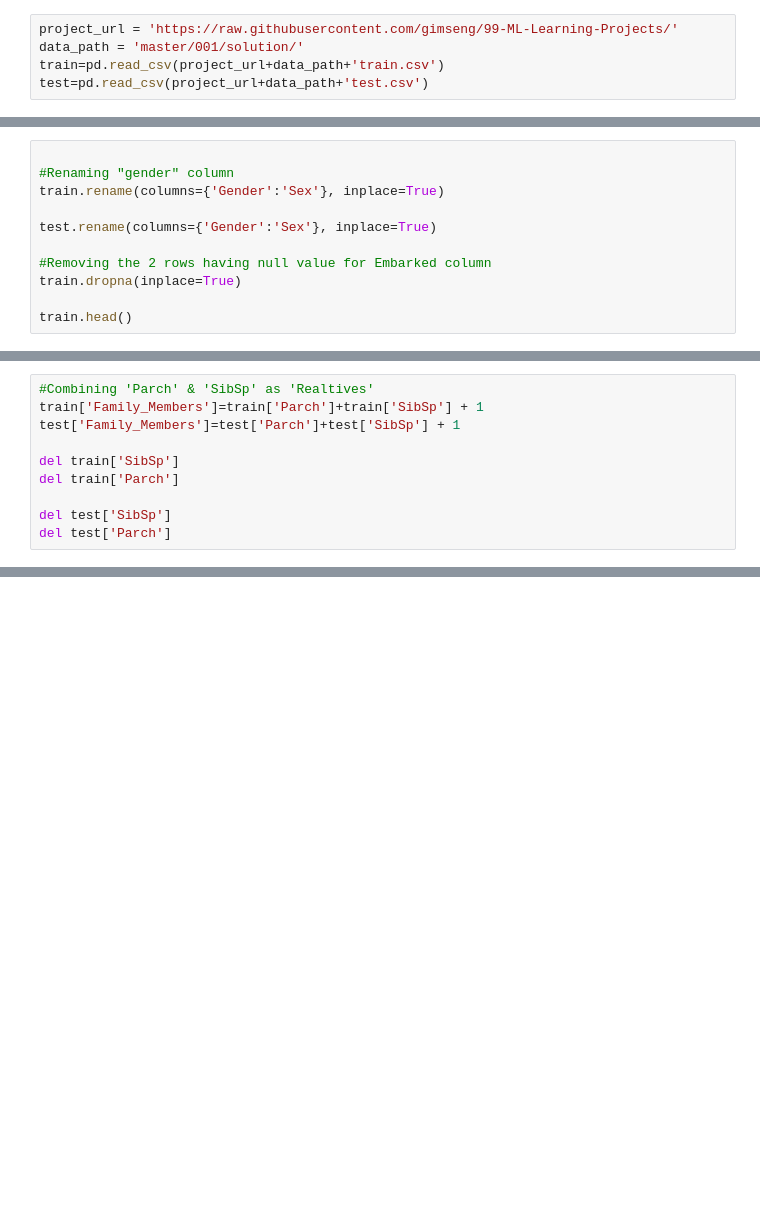
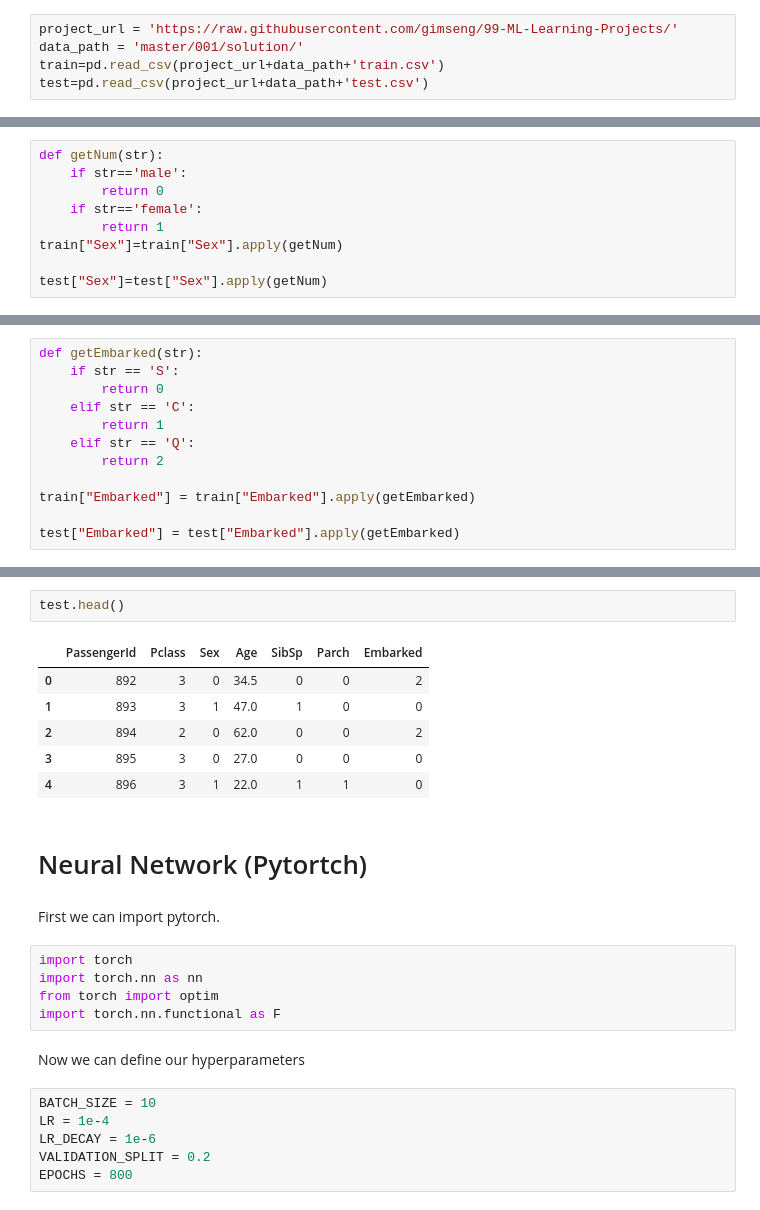
Before and after one commit to gimseng/99-ML-Learning-Projects, a Jupyter notebook: 001/solution/titanic_pt_nn.ipynb, the cells around one changed output, grey strips where cells are left out. Saved outputs shown, nothing was run; the diff lists cells and outputs as text; blank space fills up the shorter version.

Commit message:
added pytorch solution to 001

```diff
--- a/001/solution/titanic_pt_nn.ipynb
+++ b/001/solution/titanic_pt_nn.ipynb
@@ -153,11 +19,0 @@ train["Age"].isnull().sum()
-# %%
-
-#Renaming "gender" column
-train.rename(columns={'Gender':'Sex'}, inplace=True)
-
-test.rename(columns={'Gender':'Sex'}, inplace=True)
-
-#Removing the 2 rows having null value for Embarked column
-train.dropna(inplace=True)
-
-train.head()
@@ -171,10 +19,0 @@ train.head()
-# %%
-#Combining 'Parch' & 'SibSp' as 'Realtives'
-train['Family_Members']=train['Parch']+train['SibSp'] + 1
-test['Family_Members']=test['Parch']+test['SibSp'] + 1
-
-del train['SibSp']
-del train['Parch']
-
-del test['SibSp']
-del test['Parch']
@@ -305,0 +35,9 @@ output.to_csv('prediction.csv', index=False)
+# %%
+def getNum(str):
+    if str=='male':
+        return 0
+    if str=='female':
+        return 1
+train["Sex"]=train["Sex"].apply(getNum)
+
+test["Sex"]=test["Sex"].apply(getNum)
@@ -305,0 +46,12 @@ output.to_csv('prediction.csv', index=False)
+# %%
+def getEmbarked(str):
+    if str == 'S':
+        return 0
+    elif str == 'C':
+        return 1
+    elif str == 'Q':
+        return 2
+
+train["Embarked"] = train["Embarked"].apply(getEmbarked)
+
+test["Embarked"] = test["Embarked"].apply(getEmbarked)
@@ -305,0 +67,26 @@ output.to_csv('prediction.csv', index=False)
+# %%
+test.head()
+# %% [output]
+|  | PassengerId | Pclass | Sex | Age | SibSp | Parch | Embarked |
+| 0 | 892 | 3 | 0 | 34.5 | 0 | 0 | 2 |
+| 1 | 893 | 3 | 1 | 47.0 | 1 | 0 | 0 |
+| 2 | 894 | 2 | 0 | 62.0 | 0 | 0 | 2 |
+| 3 | 895 | 3 | 0 | 27.0 | 0 | 0 | 0 |
+| 4 | 896 | 3 | 1 | 22.0 | 1 | 1 | 0 |
+# %% [markdown]
+# Neural Network (Pytortch)
+# %% [markdown]
+First we can import pytorch.
+# %%
+import torch
+import torch.nn as nn
+from torch import optim
+import torch.nn.functional as F
+# %% [markdown]
+Now we can define our hyperparameters
+# %%
+BATCH_SIZE = 10
+LR = 1e-4
+LR_DECAY = 1e-6
+VALIDATION_SPLIT = 0.2
+EPOCHS = 800
```
Also changed, not shown: parts of 64 cells of this notebook, 1 other file.
